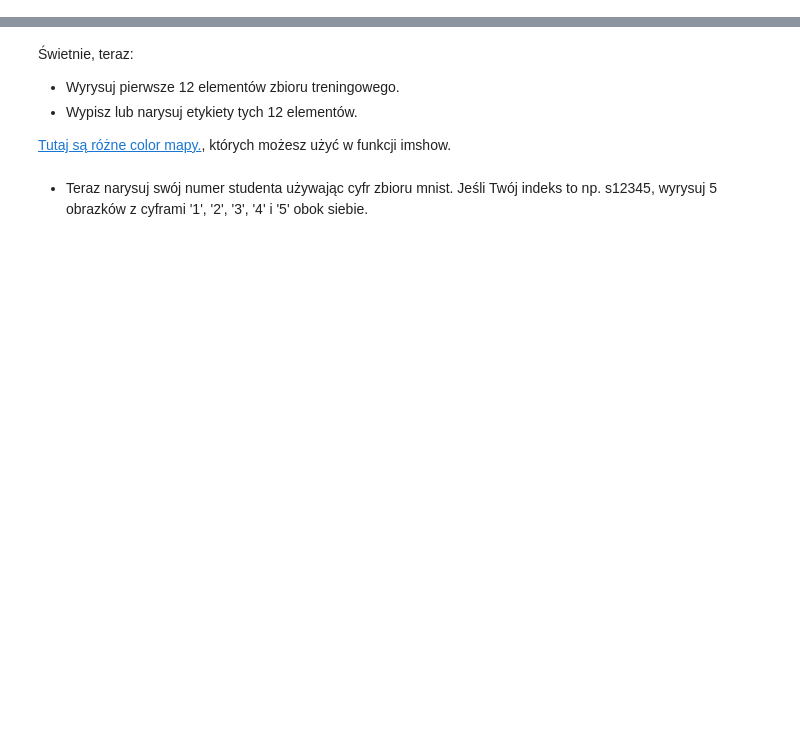
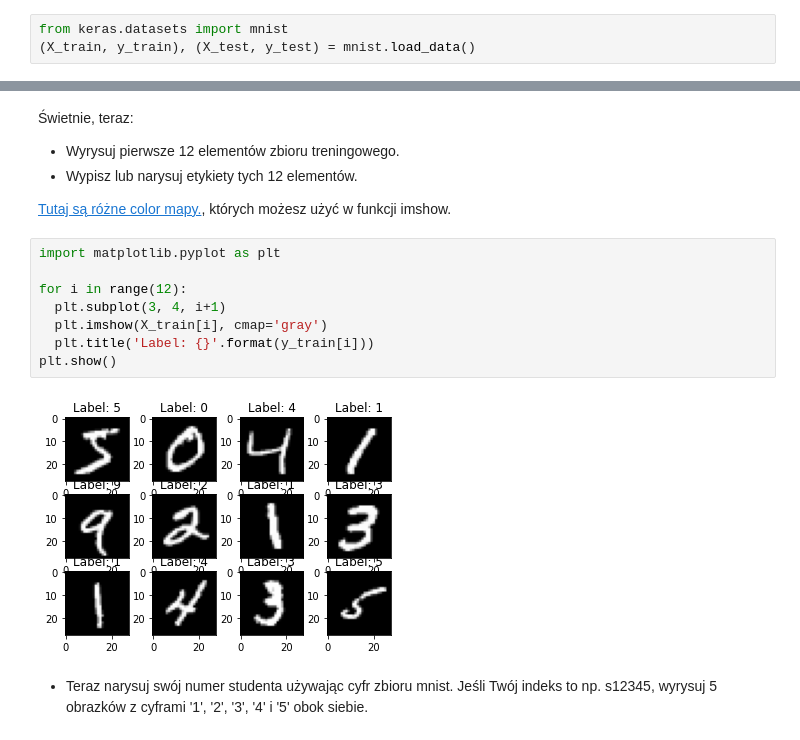
Before and after one commit to gapself/pjatk, a Jupyter notebook: WUM_obrazy.ipynb, the cells around one changed output, grey strips where cells are left out. Cells and saved outputs as stored; diff of their text form; blank space fills up the shorter version.

```diff
--- a/WUM_obrazy.ipynb
+++ b/WUM_obrazy.ipynb
@@ -15,3 +15,6 @@ Najpierw upewnijmy się, że pracujemy na GPU.
 # %% [markdown]
 * Wczytaj dane mnist do zmiennych X_train, y_train, X_test, y_test.
 https://keras.io/datasets/
+# %%
+from keras.datasets import mnist
+(X_train, y_train), (X_test, y_test) = mnist.load_data()
@@ -30,5 +51,15 @@ Teraz sprawdź i napisz:
 
 [Tutaj są różne color mapy.](
 https://matplotlib.org/examples/color/colormaps_reference.html), których możesz użyć w funkcji imshow.
+# %%
+import matplotlib.pyplot as plt
+
+for i in range(12):
+  plt.subplot(3, 4, i+1)
+  plt.imshow(X_train[i], cmap='gray')
+  plt.title('Label: {}'.format(y_train[i]))
+plt.show()
+# %% [output]
+[figure, added]
 # %% [markdown]
 * Teraz narysuj swój numer studenta używając cyfr zbioru mnist. Jeśli Twój indeks to np. s12345, wyrysuj 5 obrazków z cyframi '1', '2', '3', '4' i '5' obok siebie.
```
Also changed, not shown: parts of 58 cells of this notebook.
